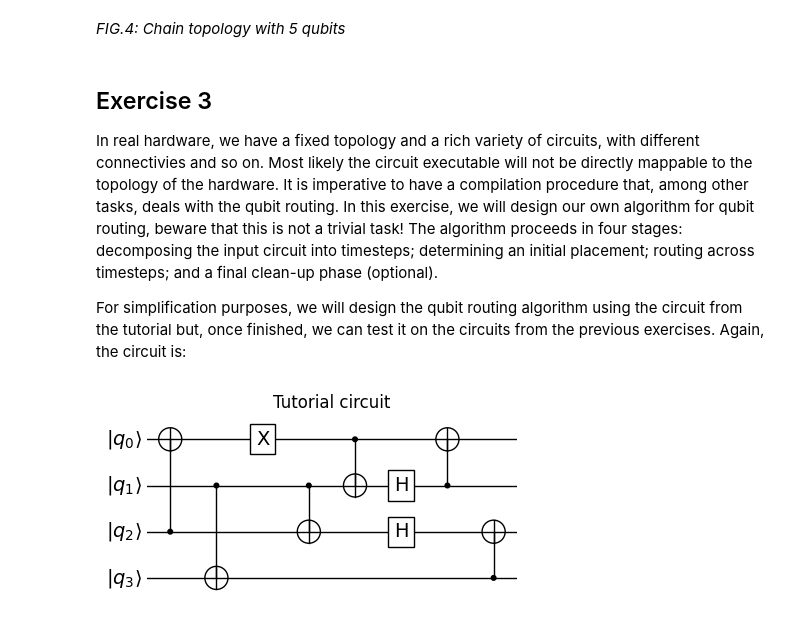
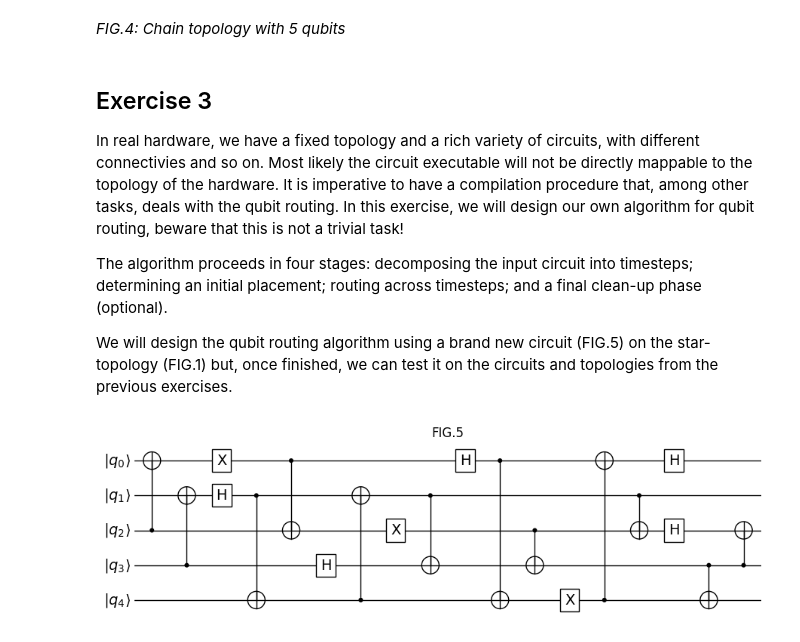
Before and after one commit to qilimanjaro-tech/haqtoberfest2024, a Jupyter notebook: challenges/qubit_mapping/notebooks/Challenge.ipynb, the cells around one changed output. Cells and saved outputs as stored; diff of their text form; code cells hidden in the pictures.

```diff
--- a/challenges/qubit_mapping/notebooks/Challenge.ipynb
+++ b/challenges/qubit_mapping/notebooks/Challenge.ipynb
@@ -91,29 +91,41 @@ Consider now the following topologies for a 5-qubit chip: the T-topology (FIG.3)
 ## Exercise 3
 
 In real hardware, we have a fixed topology and a rich variety of circuits, with different connectivies and so on. Most likely the circuit executable will not be directly mappable to the topology of the hardware. It is imperative to have a compilation procedure that, among other tasks, deals with the qubit routing. In this exercise, we will design our own algorithm for qubit routing, beware that this is not a trivial task!
+
 The algorithm proceeds in four stages: decomposing the input circuit into timesteps; determining an initial placement; routing across timesteps; and a final clean-up phase (optional).
 
-For simplification purposes, we will design the qubit routing algorithm using the circuit from the tutorial but, once finished, we can test it on the circuits from the previous exercises. Again, the circuit is:
+We will design the qubit routing algorithm using a brand new circuit (FIG.5) on the star-topology (FIG.1) but, once finished, we can test it on the circuits and topologies from the previous exercises.
 # %%
 import matplotlib.pyplot as plt
 from qibo import gates, models
 from qibo.ui import plot_circuit
 
-c = models.Circuit(4)
+c = models.Circuit(5)
 c.add(gates.CNOT(2, 0))
+c.add(gates.CNOT(3, 1))
+c.add(gates.X(0))
+c.add(gates.H(1))
+c.add(gates.CNOT(1, 4))
+c.add(gates.CNOT(0, 2))
+c.add(gates.H(3))
+c.add(gates.CNOT(4, 1))
+c.add(gates.X(2))
 c.add(gates.CNOT(1, 3))
-c.add(gates.X(0))
+c.add(gates.H(0))
+c.add(gates.CNOT(0, 4))
+c.add(gates.CNOT(2, 3))
+c.add(gates.X(4))
+c.add(gates.CNOT(4, 0))
 c.add(gates.CNOT(1, 2))
-c.add(gates.CNOT(0, 1))
-c.add(gates.H(1))
 c.add(gates.H(2))
-c.add(gates.CNOT(1, 0))
+c.add(gates.H(0))
+c.add(gates.CNOT(3, 4))
 c.add(gates.CNOT(3, 2))
 ax, fig = plot_circuit(c)
-ax.set_title("Tutorial circuit")
+ax.set_title("FIG.5")
 plt.show()
 # %% [output]
-[figure, old version]
+[figure, new version]
 # %% [markdown]
 ### A. Slicing the circuit into timesteps
 
```
Also changed, not shown: parts of 13 cells of this notebook.
